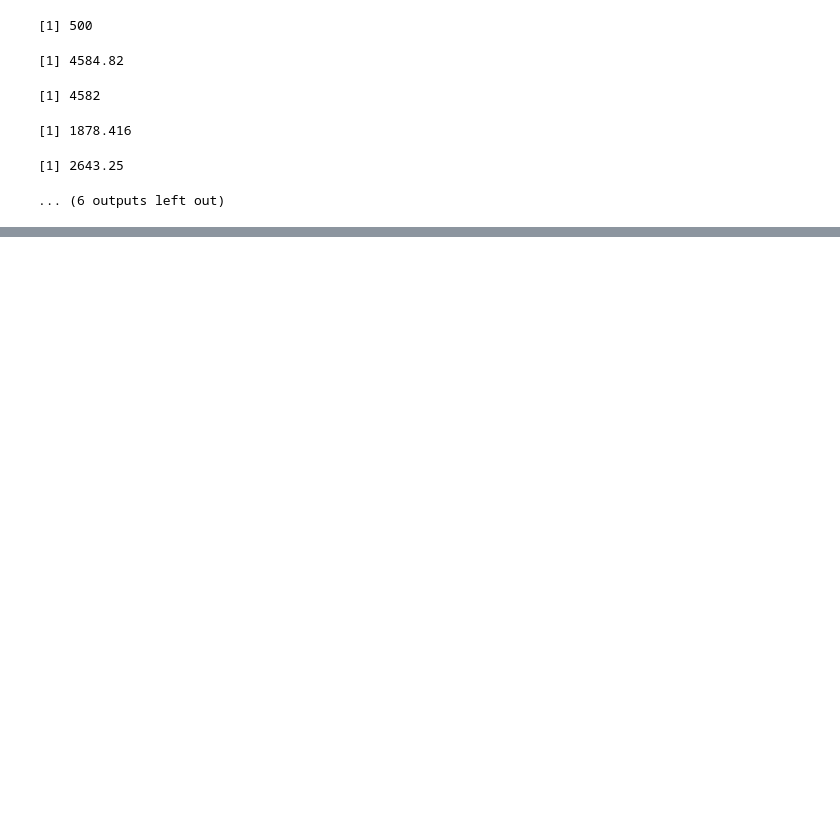
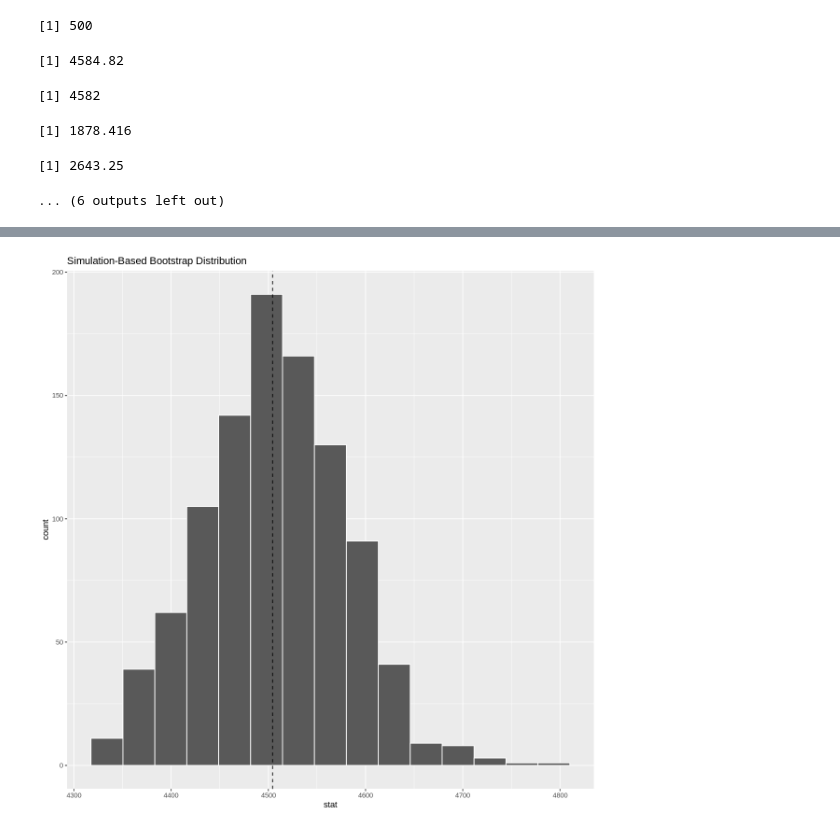
Before and after one commit to Sparsh16/STAT-201-Group-Project, a Jupyter notebook: code/code.ipynb, the cells around one changed output, grey strips where cells are left out. Saved outputs shown, nothing was run; the diff lists cells and outputs as text; code cells hidden in the pictures; blank space fills up the shorter version.

```diff
--- a/code/code.ipynb
+++ b/code/code.ipynb
@@ -207,3 +211,14 @@ ggplot(
 # %%
 # Section 2
 # Get confidence interval for mean (all) from bootstrapping
+# %%
+sample_mean <- mean(all_BikeSharingData$cnt)
+
+bootstrap_dist <- all_BikeSharingData %>%
+    specify(response = cnt) %>%
+    generate(type = "bootstrap", reps = 1000) %>%
+    calculate(stat = "mean")
+# %%
+visualize(bootstrap_dist) + geom_vline(xintercept = sample_mean, linetype = "dashed")
+# %% [output]
+[figure, added]
```
Also changed, not shown: parts of 11 cells of this notebook.
